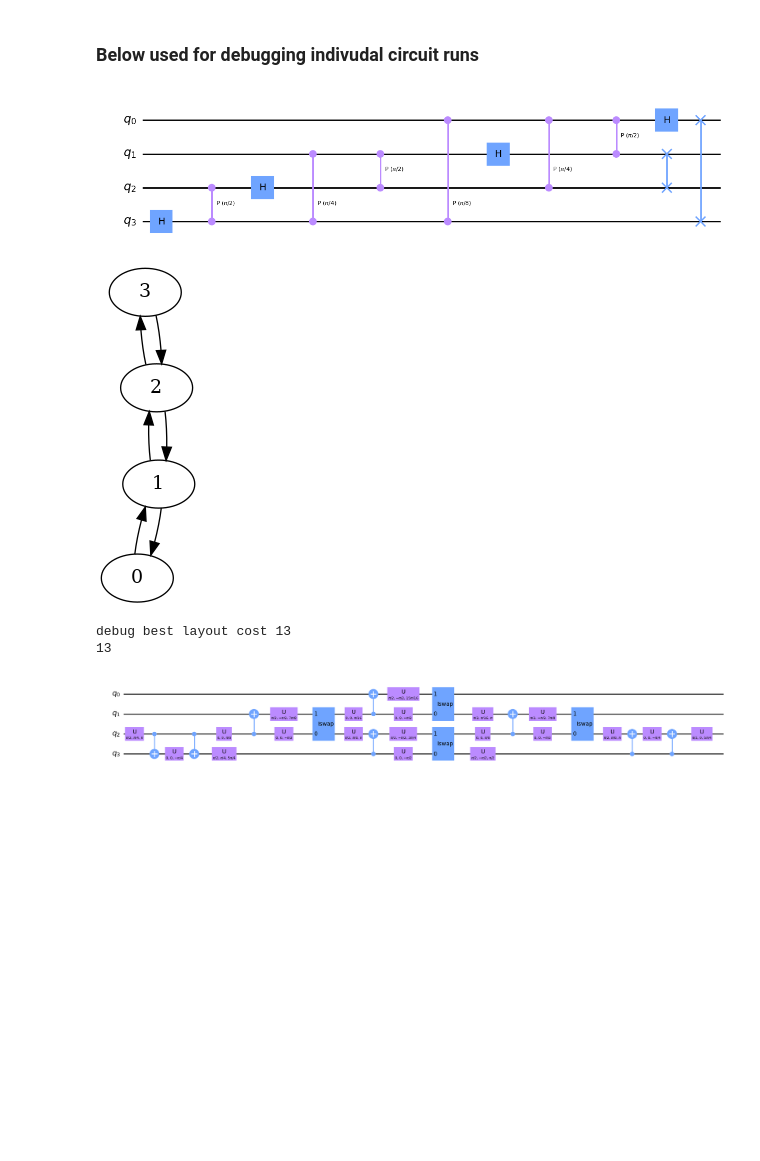
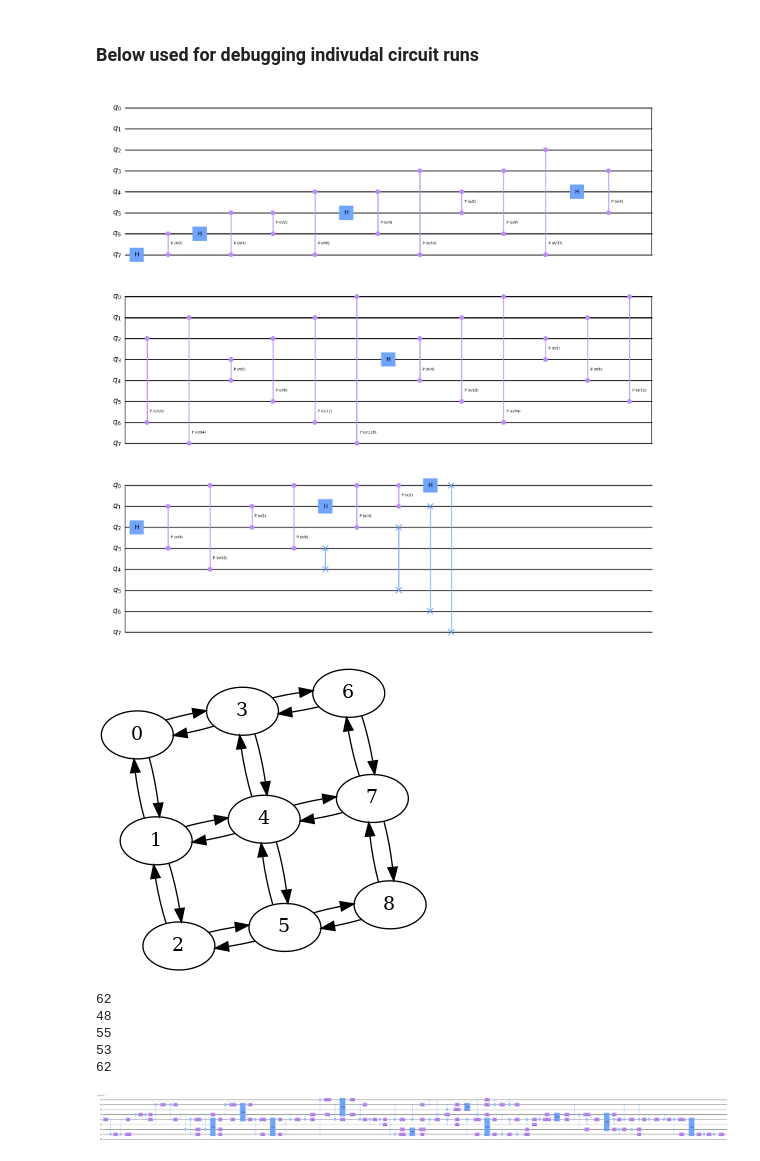
Before and after one commit to Pitt-JonesLab/mirror-gates, a Jupyter notebook: src/notebooks/bench.ipynb, the cells around one changed output. Saved outputs shown, nothing was run; the diff lists cells and outputs as text; code cells hidden in the pictures; blank space fills up the shorter version.

```diff
--- a/src/notebooks/bench.ipynb
+++ b/src/notebooks/bench.ipynb
@@ -122,25 +126,25 @@ benchmark.plot()
 # %%
 from qiskit.circuit.library import QuantumVolume, EfficientSU2, TwoLocal, QFT
 from qiskit import QuantumCircuit
 
 # qc = EfficientSU2(5, entanglement="full")
-qc = QFT(4)
+qc = QFT(8)
 # from qiskit import QuantumCircuit
 # qc = QuantumCircuit(3)
 # qc.ccx(0,1,2)
 qc.decompose().draw("mpl")
 # %% [output]
-[figure, old version]
+[figure, new version]
 # %%
 from qiskit.providers.fake_provider import FakeQuitoV2
 from qiskit.transpiler.coupling import CouplingMap
 
 coupling_map = FakeQuitoV2().target.build_coupling_map()
 coupling_map = CouplingMap.from_line(4)
-# coupling_map = CouplingMap.from_grid(3,3)
+coupling_map = CouplingMap.from_grid(3, 3)
 coupling_map.draw()
 # %% [output]
-[figure, old version]
+[figure, new version]
 # %%
 # from qiskit.circuit.library import QFT
 
@@ -161,7 +165,7 @@ coupling_map.draw()
 from virtual_swap.pass_managers import SabreVS, SabreQiskit
 from transpile_benchy.metrics import DepthMetric
 
-for _ in range(1):
+for _ in range(5):
     runner = SabreVS(coupling_map)  # , cx_basis=True)
     transp = runner.run(qc)
     # mid0 = runner.pm.property_set["mid0"]
@@ -170,9 +174,12 @@ for _ in range(1):
 mid.draw(output="mpl", fold=-1, filename="qft_vs.svg")
 # transp.draw(output="mpl")
 # %% [output]
-debug best layout cost 13
-13
+62
+48
+55
+53
+62
-[figure, old version]
+[figure, new version]
 # %%
 # runner.pm.property_set["layout"]
 # %%
```
Also changed, not shown: parts of 8 cells of this notebook, 7 other files.
